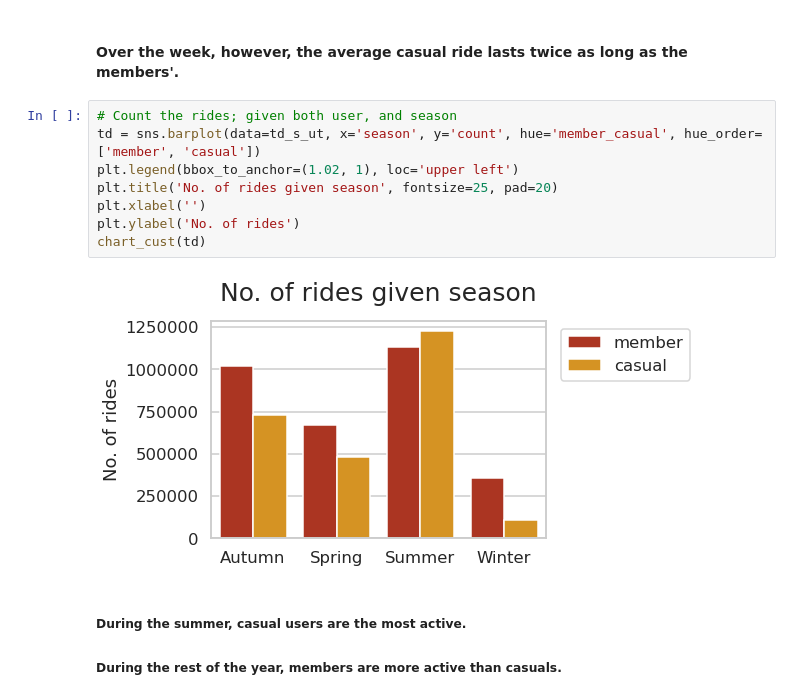
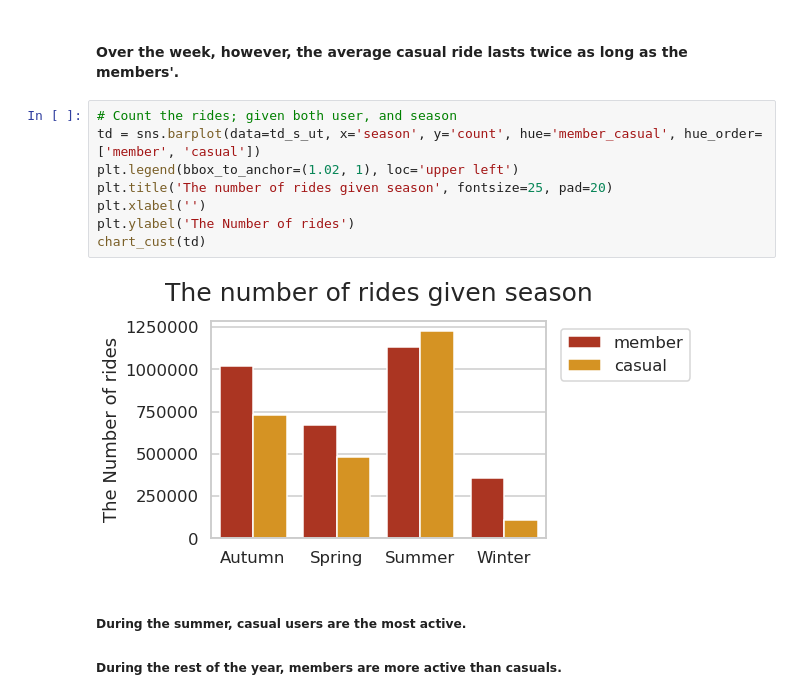
Before and after one commit to muhamadsahrul59/Cyclistic-Bike-Share-Data-Analysis-using-Python, a Jupyter notebook: cyclistic-bike-share-data-analysis-using-python.ipynb, the cells around one changed output. Saved outputs shown, nothing was run; the diff lists cells and outputs as text.

```diff
--- a/cyclistic-bike-share-data-analysis-using-python.ipynb
+++ b/cyclistic-bike-share-data-analysis-using-python.ipynb
@@ -402,13 +402,13 @@ chart_cust(td)
 # %%
 # Count the rides; given both user, and season
 td = sns.barplot(data=td_s_ut, x='season', y='count', hue='member_casual', hue_order=['member', 'casual'])
 plt.legend(bbox_to_anchor=(1.02, 1), loc='upper left')
-plt.title('No. of rides given season', fontsize=25, pad=20)
+plt.title('The number of rides given season', fontsize=25, pad=20)
 plt.xlabel('')
-plt.ylabel('No. of rides')
+plt.ylabel('The Number of rides')
 chart_cust(td)
 # %% [output]
-[figure, old version]
+[figure, new version]
 # %% [markdown]
 ##### During the summer, casual users are the most active.
 
```
